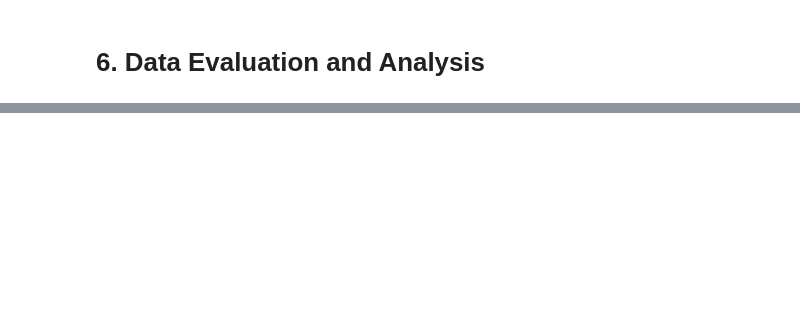
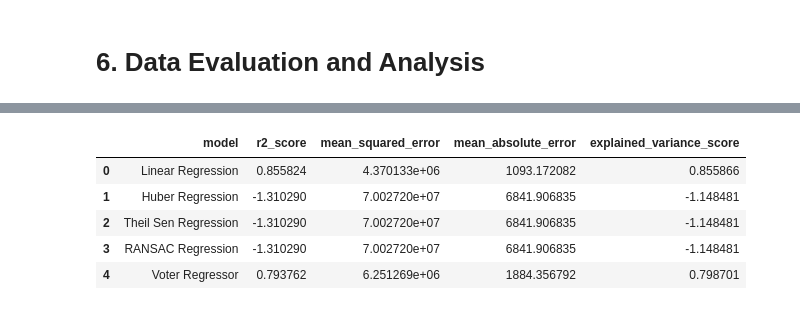
Before and after one commit to ben-my-to/483_ML_BatteryLife, a Jupyter notebook: Setup_Data.ipynb, the cells around one changed output, grey strips where cells are left out. Saved outputs shown, nothing was run; the diff lists cells and outputs as text; code cells hidden in the pictures; blank space fills up the shorter version.

```diff
--- a/Setup_Data.ipynb
+++ b/Setup_Data.ipynb
@@ -607,3 +626,24 @@ df_scores
+# %%
+models = ["Linear Regression", "Huber Regression", "Theil Sen Regression", "RANSAC Regression", "Voter Regressor"]
+predictors = [lr_red, huber, theilsen, ransac, vote_reg]
+metrics = [r2_score, mean_squared_error, mean_absolute_error, explained_variance_score]
+
+data = []
+
+for i, (model, predictor) in enumerate(zip(models, predictors)):
+    data.append([model])
+    for j, metric in enumerate(metrics):
+        y_hat = predictor.predict(X_red_test)
+        data[i].append(metric(y_red_test, y_hat))
+
+pd.DataFrame(data, columns=["model"] + [m.__name__ for m in metrics])
+# %% [output]
+|  | model | r2_score | mean_squared_error | mean_absolute_error | explained_variance_score |
+| 0 | Linear Regression | 0.855824 | 4.370133e+06 | 1093.172082 | 0.855866 |
+| 1 | Huber Regression | -1.310290 | 7.002720e+07 | 6841.906835 | -1.148481 |
+| 2 | Theil Sen Regression | -1.310290 | 7.002720e+07 | 6841.906835 | -1.148481 |
+| 3 | RANSAC Regression | -1.310290 | 7.002720e+07 | 6841.906835 | -1.148481 |
+| 4 | Voter Regressor | 0.793762 | 6.251269e+06 | 1884.356792 | 0.798701 |
 # %%
 import statsmodels.api as sm
 
```
Also changed, not shown: parts of 20 cells of this notebook, 11 other files.
